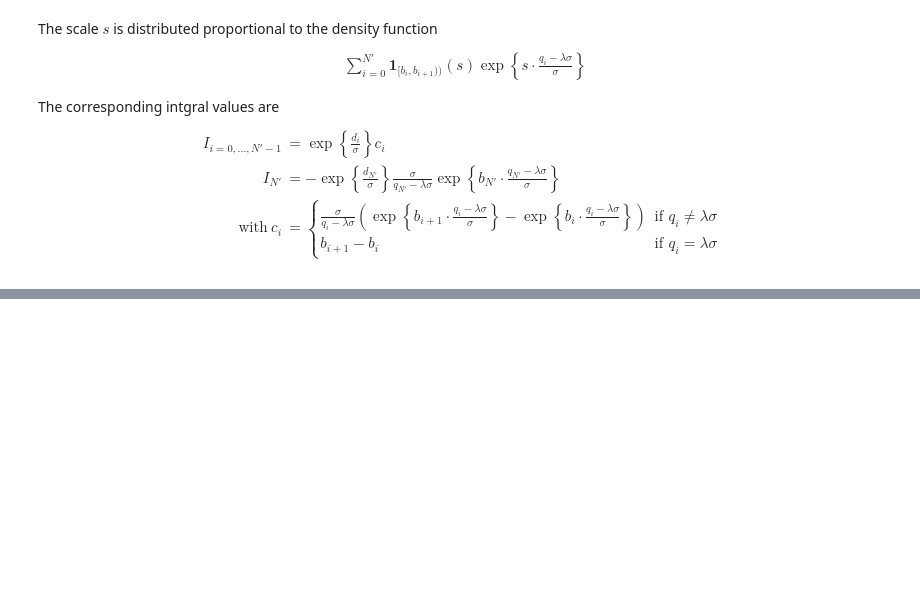
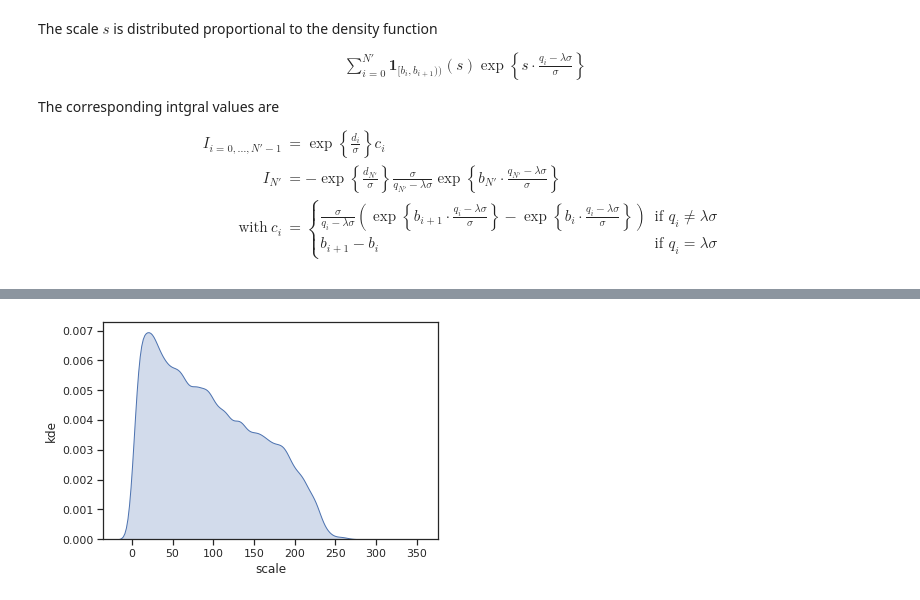
Before and after one commit to feddersmichael/Bachelor-Thesis-Marginal-Sampling, a Jupyter notebook: Sampling/Laplacian_noise/Conversion_Reaction_model/Laplacian_noise-Conversion_Reaction-scaling_Marginalised.ipynb, the cells around one changed output, grey strips where cells are left out. Cells and saved outputs as stored; diff of their text form; code cells hidden in the pictures; blank space fills up the shorter version.

```diff
--- a/Sampling/Laplacian_noise/Conversion_Reaction_model/Laplacian_noise-Conversion_Reaction-scaling_Marginalised.ipynb
+++ b/Sampling/Laplacian_noise/Conversion_Reaction_model/Laplacian_noise-Conversion_Reaction-scaling_Marginalised.ipynb
@@ -301,3 +303,31 @@ SyntaxError: invalid syntax (<ipython-input-9-bb4afdc2e1b6>, line 76)
+# %%
+tvec = np.asarray(petab_problem.measurement_df.time)
+data = np.asarray(petab_problem.measurement_df.measurement)
+
+Generator = np.random.default_rng()
+
+scale_samples = np.zeros([np.shape(
+    result.sample_result.trace_x[0, result.sample_result.burn_in:, 0])[0], 1])
+
+for index, parameter_sample in enumerate(result.sample_result.trace_x[0, result.sample_result.burn_in:, :]):
+    scale = parameter_sample[-1]
+    _simulation = simulate_model(np.exp(parameter_sample), tvec)
+    simulation = np.asarray(_simulation)
+
+    scale_samples[index, :] = get_scale(data, simulation, scale, lamda)
+
+if save_results:
+    results = [result.sample_result, scale_samples]
+    with open('Results/Offset_marginalized/' + str(n) + '.pickle','wb') as result_file:
+        pickle.dump(results, result_file, n)
+# %%
+plt.figure()
+ax = sns.kdeplot(scale_samples[:,0], shade=True, color='C0')
+plt.xlabel('scale')
+plt.ylabel('kde')
+plt.show()
+# %% [output]
+[figure, added]
 # %%
 plot_MAP = True
 
```
Also changed, not shown: parts of 5 cells of this notebook, 1 other file.
